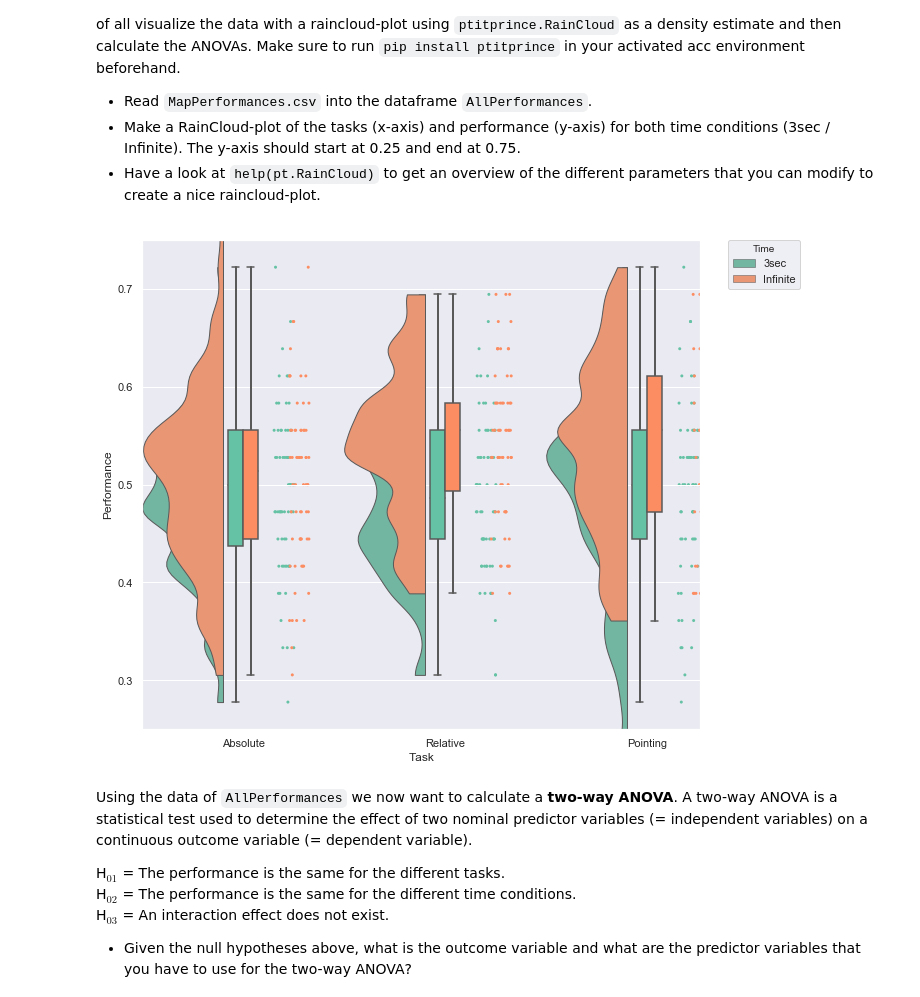
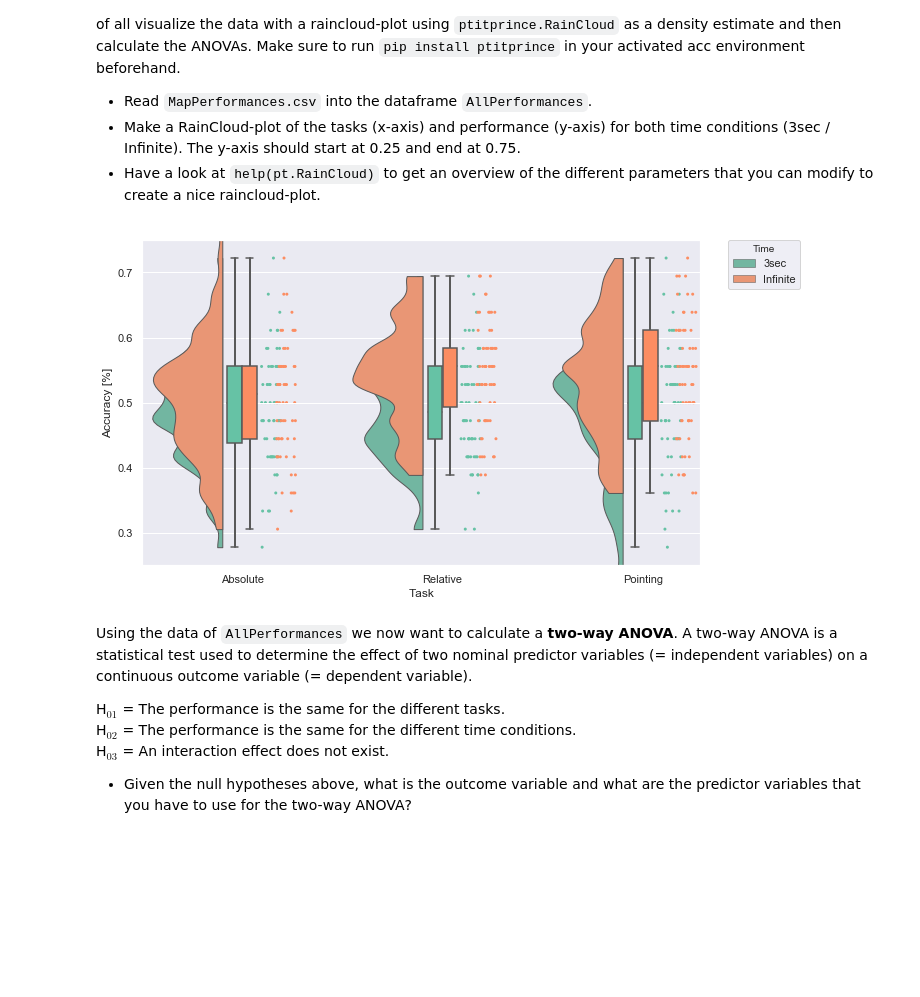
Before and after one commit to NBP-ACC/week-6-acc_2, a Jupyter notebook: sheet04.ipynb, the cells around one changed output. Drawn from its saved outputs; the diff is of its cells as text; code cells hidden in the pictures; blank space fills up the shorter version.

Commit message:
fixed the plots

````diff
--- a/sheet04.ipynb
+++ b/sheet04.ipynb
@@ -91,15 +91,19 @@ Refering to our plots of the prior exercise sheet (assignment 2.b), it is a good
 # %%
 #creates the data
 DATA_PATH = Path("Data", "MapPerformances.csv")
 AllPerformances =  pd.read_csv(DATA_PATH)
 
 #creates the RainCloudplot
-fig, r = plt.subplots( figsize =(10,9) )
+fig, r = plt.subplots( figsize = (10,9) )
+
+#plots the Raincloud
+r =  pt.RainCloud( y = 'Performance', x = 'Task', hue = 'Time', data = AllPerformances, dodge = True,
+                  offset = 0.1, move= 0.18,width_viol = 0.7, ax = r  )
+#adjust the axis
 r.set(ylim = (0.25,0.75) ,ylabel = 'Accuracy [%]')
-r =  pt.RainCloud( y = 'Performance', x ='Task', hue = 'Time', data = AllPerformances, dodge = True,
-                  offset = 0.1, move= 0.24,width_viol = 0.8, ax= r )
+r.set_aspect(3.25,'box',anchor = 'SE', share=True)
 # %% [output]
-[figure, old version]
+[figure, new version]
 # %% [markdown]
 Using the data of ```AllPerformances``` we now want to calculate a **two-way ANOVA**. A two-way ANOVA is a statistical test used to determine the effect of two nominal predictor variables (= independent variables) on a continuous outcome variable (= dependent variable).
 
````
Also changed, not shown: parts of 4 cells of this notebook.
